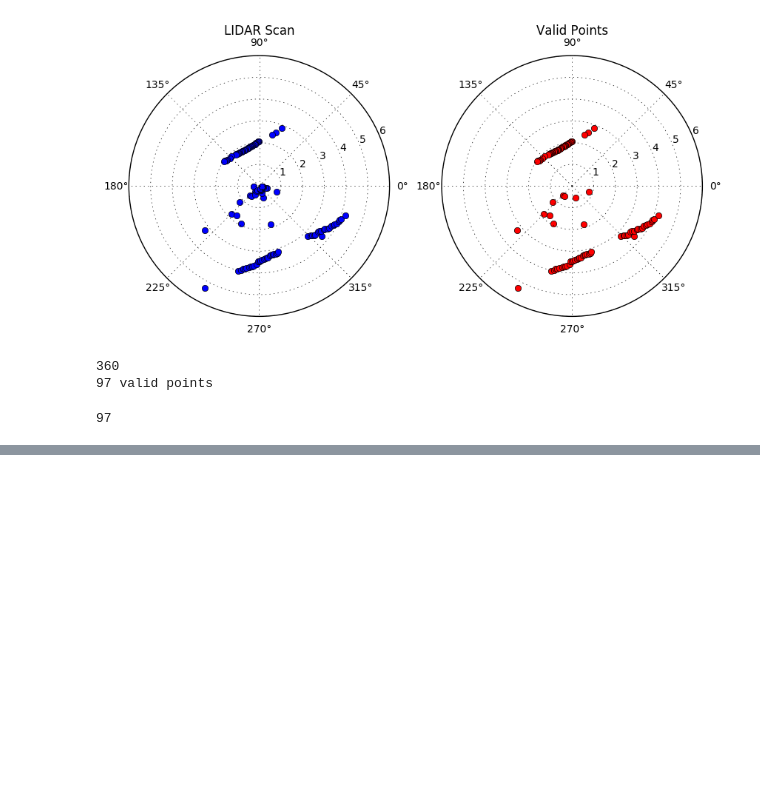
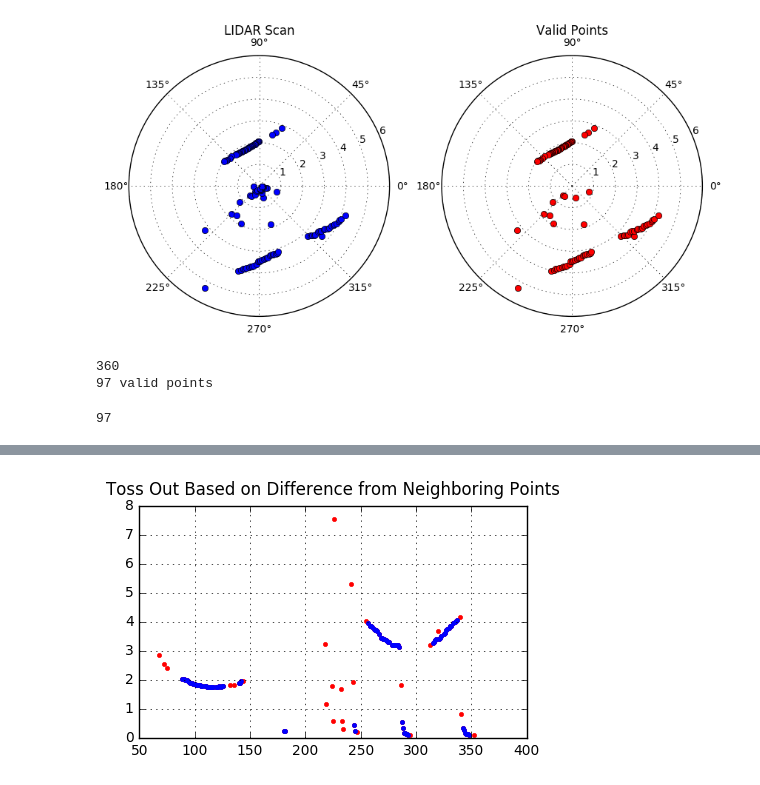
Before and after one commit to 5yler/metatron, a Jupyter notebook: gigatron/scripts/Steering Fixes.ipynb, the cells around one changed output, grey strips where cells are left out. Cells and saved outputs as stored; diff of their text form; code cells hidden in the pictures; blank space fills up the shorter version.

```diff
--- a/gigatron/scripts/Steering Fixes.ipynb
+++ b/gigatron/scripts/Steering Fixes.ipynb
@@ -202,0 +298,4 @@ valid_points.num_points()
+# %%
+plot_ok_ranges_neighbor(ranges, 'Toss Out Based on Difference from Neighboring Points')
+# %% [output]
+[figure, added]
```
Also changed, not shown: parts of 7 cells of this notebook.
